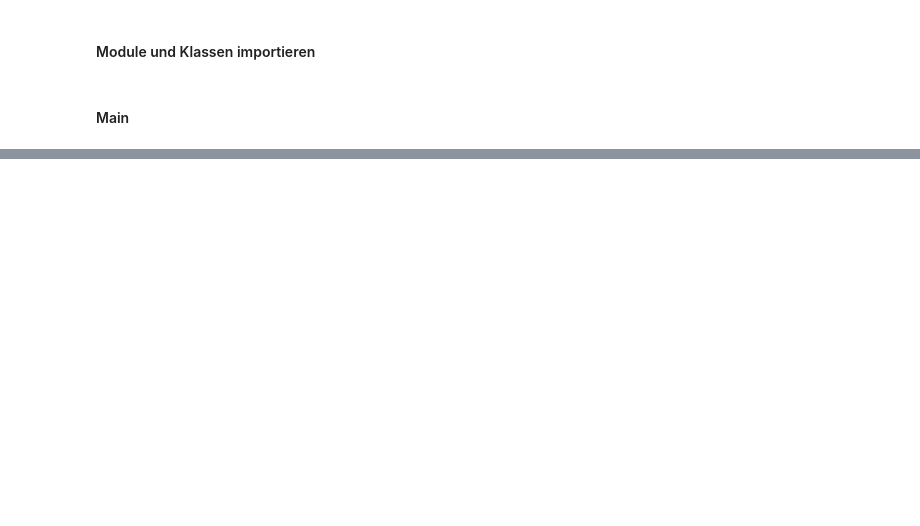
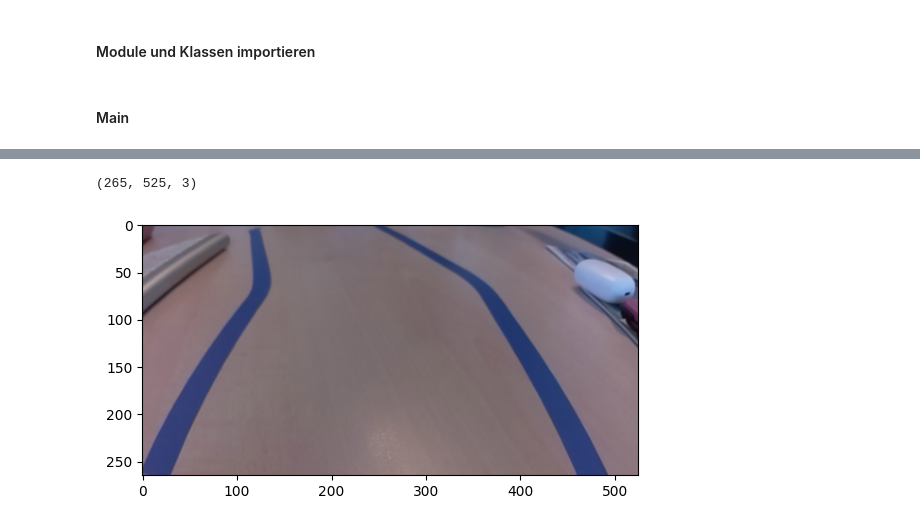
Before and after one commit to HopfeJ/Gruppe4_Camp2Code, a Jupyter notebook: roman/phase2/camcar_test.ipynb, the cells around one changed output, grey strips where cells are left out. Drawn from its saved outputs; the diff is of its cells as text; code cells hidden in the pictures; blank space fills up the shorter version.

```diff
--- a/roman/phase2/camcar_test.ipynb
+++ b/roman/phase2/camcar_test.ipynb
@@ -27,0 +38,9 @@ plt.imshow(img)
+# %%
+# Bildausschnitt erzeugen
+
+img_cut = img_RGB[135:400,75:600].copy()         #Legt eine Kopie an und schneidet das bild aus
+plt.imshow(img_cut)
+print(img_cut.shape)
+# %% [output]
+(265, 525, 3)
+[figure, added]
```
Also changed, not shown: parts of 8 cells of this notebook, 3 other files.
